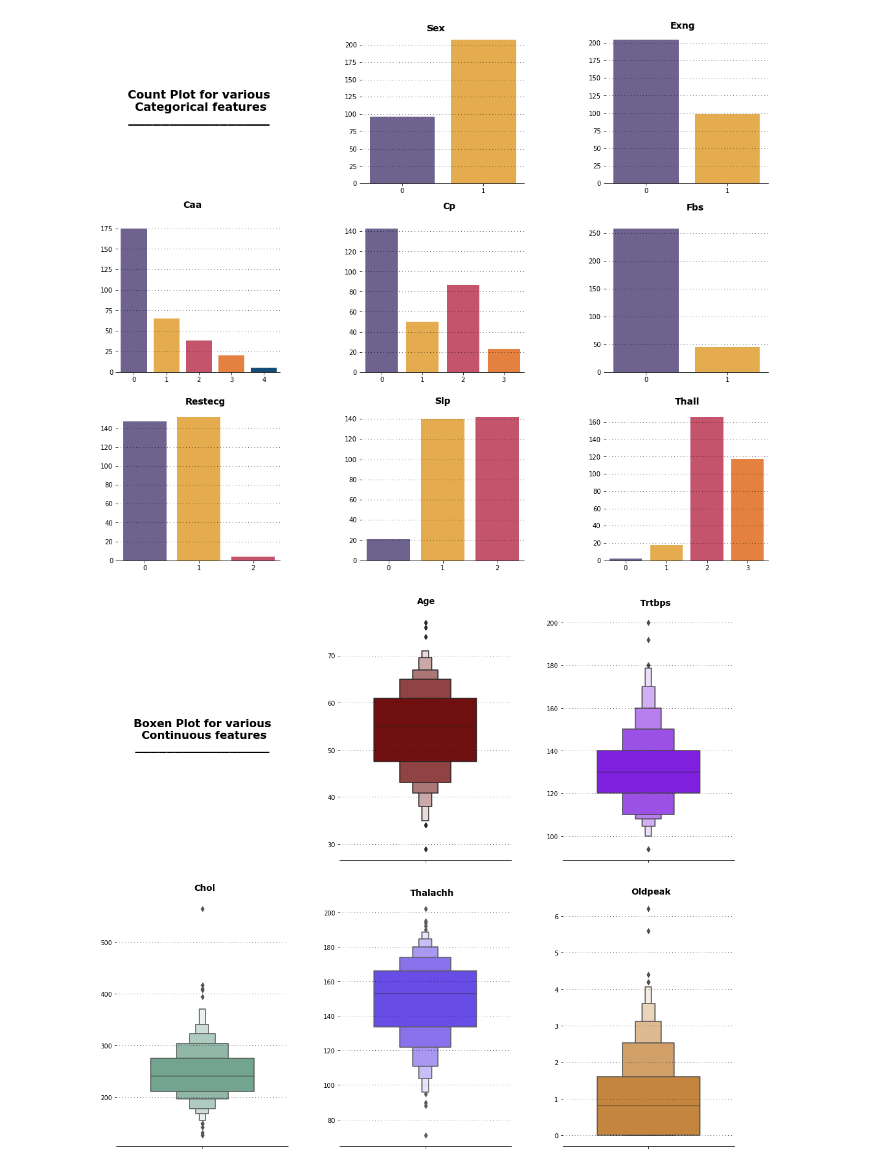
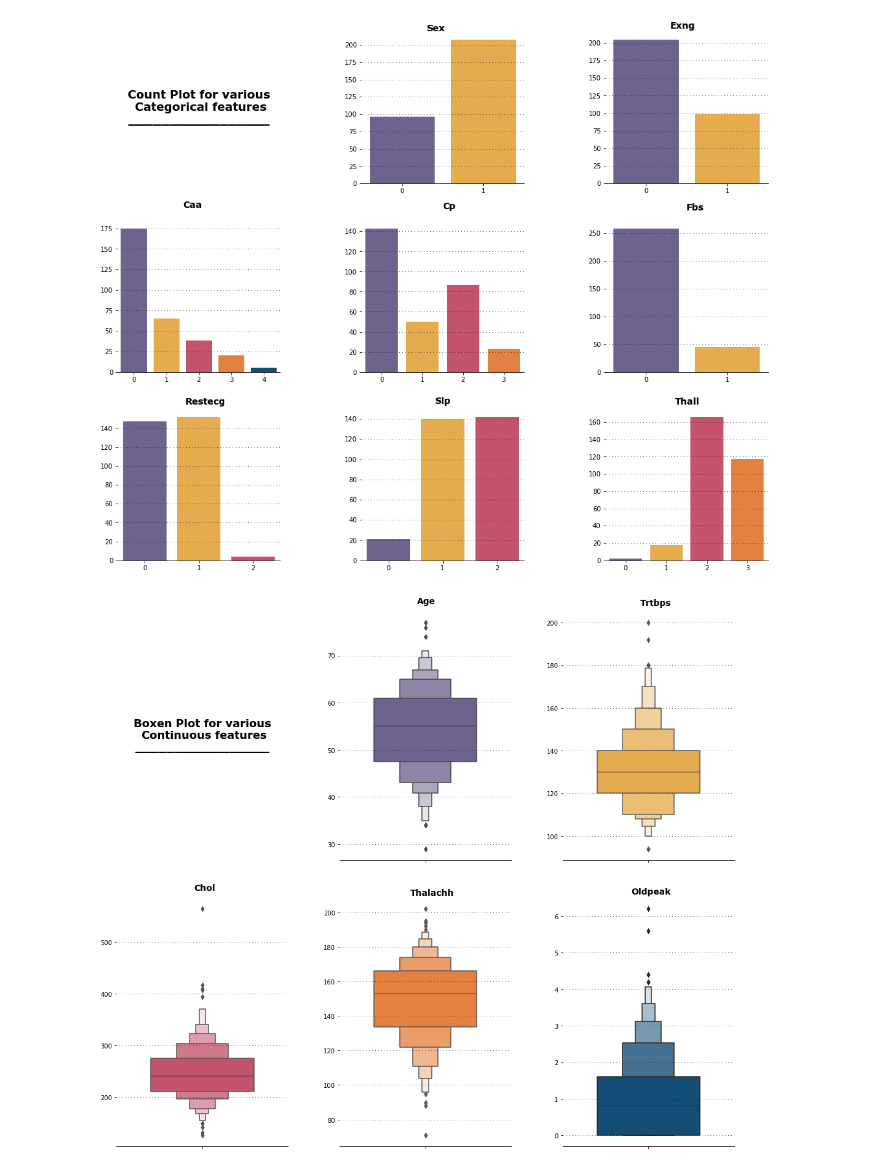
Before and after one commit to atalebizadeh/Examples, a Jupyter notebook: Heart Attack Prediction/Heart Attack Prediction.ipynb, the cells around one changed output. Saved outputs shown, nothing was run; the diff lists cells and outputs as text; code cells hidden in the pictures.

Commit message:
Added the Boxen plot for continuous features

```diff
--- a/Heart Attack Prediction/Heart Attack Prediction.ipynb
+++ b/Heart Attack Prediction/Heart Attack Prediction.ipynb
@@ -273,43 +273,43 @@ ax0.text(0.5,0.5,
 # Age
 ax1.text(-0.05, 81, 'Age', fontsize=14, fontweight='bold', fontfamily='Verdana', color="#000000")
 ax1.grid(color='#000000', linestyle=':', axis='y', zorder=0,  dashes=(1,5))
-sns.boxenplot(ax=ax1,y=df['age'],palette=["#800000"],width=0.6)
+sns.boxenplot(ax=ax1,y=df['age'],palette=["#6b5b95"],width=0.6)
 ax1.set_xlabel("")
 ax1.set_ylabel("")
 
 # Trtbps
 ax2.text(-0.05, 208, 'Trtbps', fontsize=14, fontweight='bold', fontfamily='Verdana', color="#000000")
 ax2.grid(color='#000000', linestyle=':', axis='y', zorder=0,  dashes=(1,5))
-sns.boxenplot(ax=ax2,y=df['trtbps'],palette=["#8000ff"],width=0.6)
+sns.boxenplot(ax=ax2,y=df['trtbps'],palette=["#feb236"],width=0.6)
 ax2.set_xlabel("")
 ax2.set_ylabel("")
 
 # Chol
 ax3.text(-0.05, 600, 'Chol', fontsize=14, fontweight='bold', fontfamily='Verdana', color="#000000")
 ax3.grid(color='#000000', linestyle=':', axis='y', zorder=0,  dashes=(1,5))
-sns.boxenplot(ax=ax3,y=df['chol'],palette=["#6aac90"],width=0.6)
+sns.boxenplot(ax=ax3,y=df['chol'],palette=["#d64161"],width=0.6)
 ax3.set_xlabel("")
 ax3.set_ylabel("")
 
 # Thalachh
 ax4.text(-0.09, 210, 'Thalachh', fontsize=14, fontweight='bold', fontfamily='Verdana', color="#000000")
 ax4.grid(color='#000000', linestyle=':', axis='y', zorder=0,  dashes=(1,5))
-sns.boxenplot(ax=ax4,y=df['thalachh'],palette=["#5833ff"],width=0.6)
+sns.boxenplot(ax=ax4,y=df['thalachh'],palette=["#ff7b25"],width=0.6)
 ax4.set_xlabel("")
 ax4.set_ylabel("")
 
 # oldpeak
 ax5.text(-0.1, 6.6, 'Oldpeak', fontsize=14, fontweight='bold', fontfamily='Verdana', color="#000000")
 ax5.grid(color='#000000', linestyle=':', axis='y', zorder=0,  dashes=(1,5))
-sns.boxenplot(ax=ax5,y=df['oldpeak'],palette=["#da8829"],width=0.6)
+sns.boxenplot(ax=ax5,y=df['oldpeak'],palette=["#034f84"],width=0.6)
 ax5.set_xlabel("")
 ax5.set_ylabel("")
 
 for s in ["top","right","left"]:
     ax1.spines[s].set_visible(False)
     ax2.spines[s].set_visible(False)
     ax3.spines[s].set_visible(False)
     ax4.spines[s].set_visible(False)
     ax5.spines[s].set_visible(False)
 # %% [output]
-[figure, old version]
+[figure, new version]
```
Also changed, not shown: parts of 1 cell of this notebook.
